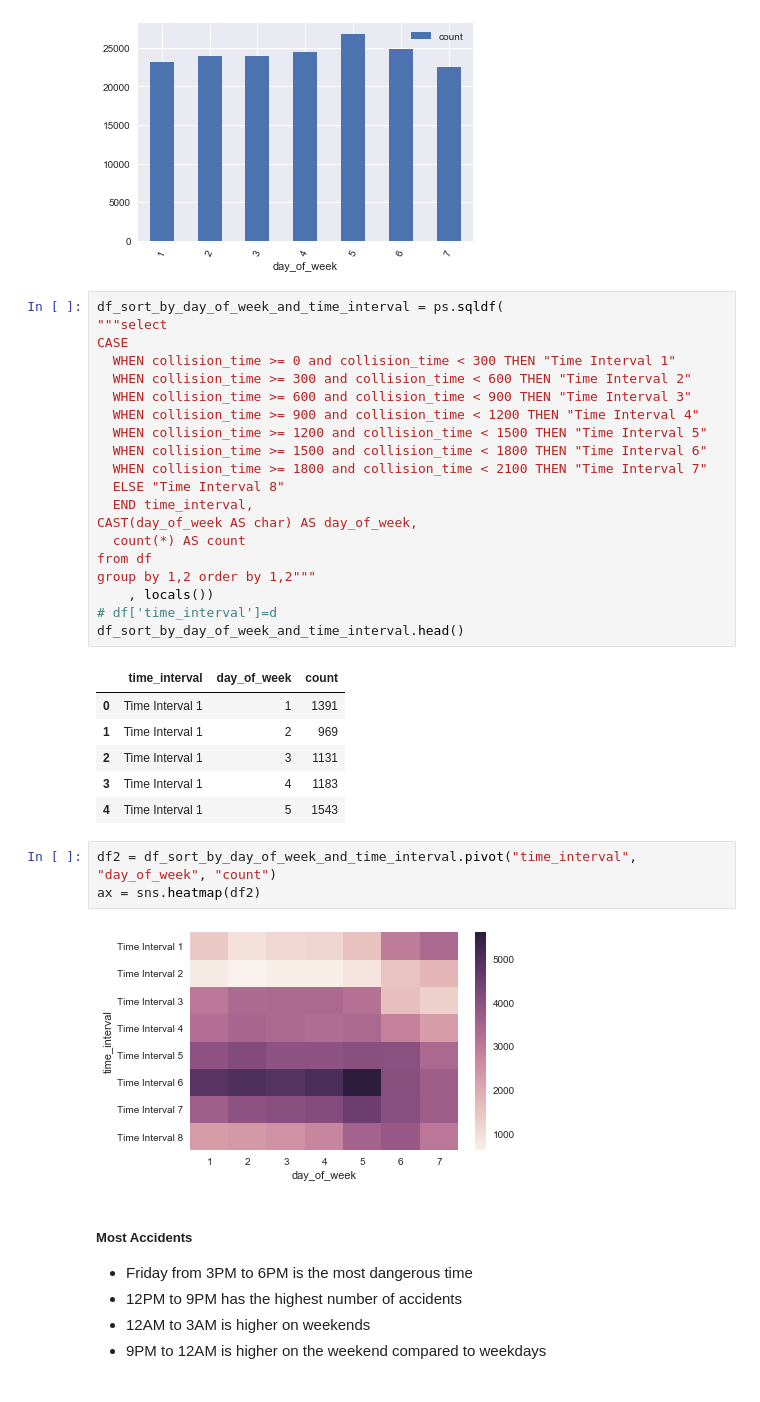
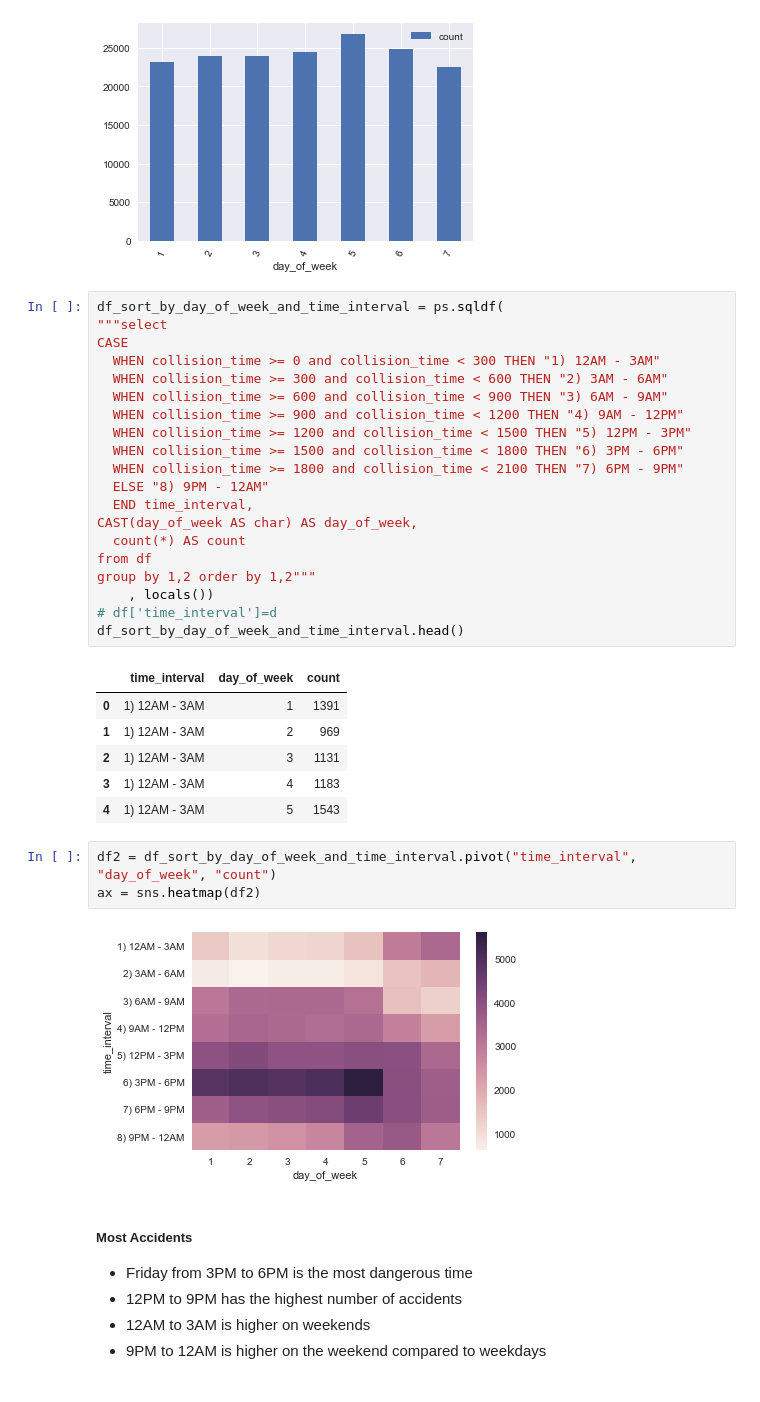
Before and after one commit to Peter-32/LA-Collision-Forecasting, a Jupyter notebook: la_collisions explore.ipynb, the cells around one changed output. Drawn from its saved outputs; the diff is of its cells as text.

```diff
--- a/la_collisions explore.ipynb
+++ b/la_collisions explore.ipynb
@@ -246,35 +245,35 @@ df_sort_by_day_of_week.plot.bar(x='day_of_week', y='count', rot=65)
 # %%
 df_sort_by_day_of_week_and_time_interval = ps.sqldf(
 """select
 CASE
-  WHEN collision_time >= 0 and collision_time < 300 THEN "Time Interval 1"
-  WHEN collision_time >= 300 and collision_time < 600 THEN "Time Interval 2"
-  WHEN collision_time >= 600 and collision_time < 900 THEN "Time Interval 3"
-  WHEN collision_time >= 900 and collision_time < 1200 THEN "Time Interval 4"
-  WHEN collision_time >= 1200 and collision_time < 1500 THEN "Time Interval 5"
-  WHEN collision_time >= 1500 and collision_time < 1800 THEN "Time Interval 6"
-  WHEN collision_time >= 1800 and collision_time < 2100 THEN "Time Interval 7"
-  ELSE "Time Interval 8"
+  WHEN collision_time >= 0 and collision_time < 300 THEN "1) 12AM - 3AM"
+  WHEN collision_time >= 300 and collision_time < 600 THEN "2) 3AM - 6AM"
+  WHEN collision_time >= 600 and collision_time < 900 THEN "3) 6AM - 9AM"
+  WHEN collision_time >= 900 and collision_time < 1200 THEN "4) 9AM - 12PM"
+  WHEN collision_time >= 1200 and collision_time < 1500 THEN "5) 12PM - 3PM"
+  WHEN collision_time >= 1500 and collision_time < 1800 THEN "6) 3PM - 6PM"
+  WHEN collision_time >= 1800 and collision_time < 2100 THEN "7) 6PM - 9PM"
+  ELSE "8) 9PM - 12AM"
   END time_interval,
 CAST(day_of_week AS char) AS day_of_week,
   count(*) AS count
 from df
 group by 1,2 order by 1,2"""
     , locals())
 # df['time_interval']=d
 df_sort_by_day_of_week_and_time_interval.head()
 # %% [output]
 |  | time_interval | day_of_week | count |
-| 0 | Time Interval 1 | 1 | 1391 |
-| 1 | Time Interval 1 | 2 | 969 |
-| 2 | Time Interval 1 | 3 | 1131 |
-| 3 | Time Interval 1 | 4 | 1183 |
-| 4 | Time Interval 1 | 5 | 1543 |
+| 0 | 1) 12AM - 3AM | 1 | 1391 |
+| 1 | 1) 12AM - 3AM | 2 | 969 |
+| 2 | 1) 12AM - 3AM | 3 | 1131 |
+| 3 | 1) 12AM - 3AM | 4 | 1183 |
+| 4 | 1) 12AM - 3AM | 5 | 1543 |
 # %%
 df2 = df_sort_by_day_of_week_and_time_interval.pivot("time_interval", "day_of_week", "count")
 ax = sns.heatmap(df2)
 # %% [output]
-[figure, old version]
+[figure, new version]
 # %% [markdown]
 ##### Most Accidents
 - Friday from 3PM to 6PM is the most dangerous time
```
Also changed, not shown: parts of 15 cells of this notebook, 2 other files.
